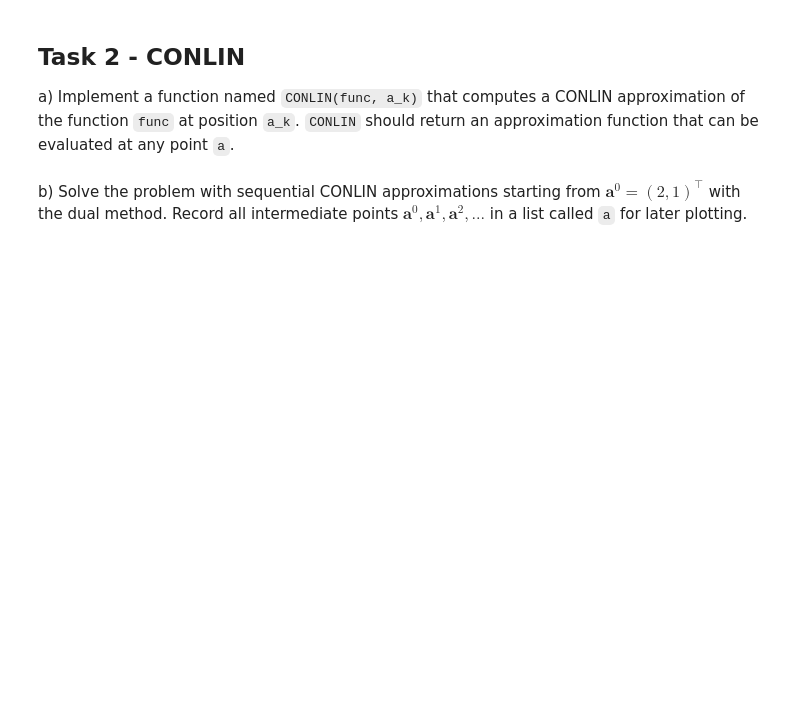
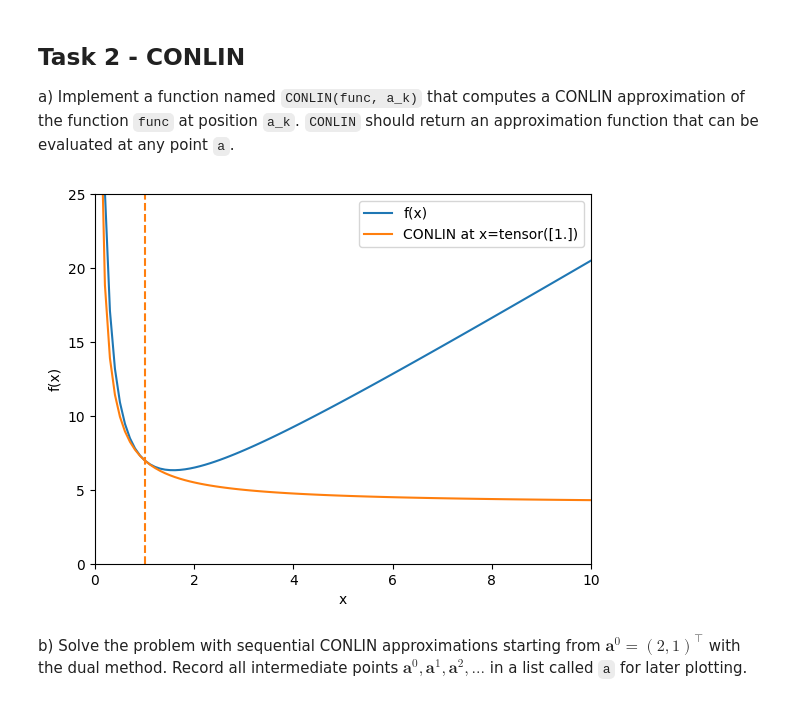
Before and after one commit to meyer-nils/structural_optimization, a Jupyter notebook: notebooks/exercise_04_approximations.ipynb, the cells around one changed output. Drawn from its saved outputs; the diff is of its cells as text; code cells hidden in the pictures; blank space fills up the shorter version.

```diff
--- a/notebooks/exercise_04_approximations.ipynb
+++ b/notebooks/exercise_04_approximations.ipynb
@@ -87,6 +87,25 @@ def CONLIN(func, a_k):
         return res
 
     return approximation
+# %%
+def test_function(x):
+    return 5.0 / x + 2.0 * x
+
+
+x = torch.linspace(0, 10, 100)[:, None]
+x_0 = torch.tensor([1.0])
+test_approximation = CONLIN(test_function, x_0)
+plt.plot(x, test_function(x), label="f(x)")
+plt.plot(x, [test_approximation(x_i) for x_i in x], label=f"CONLIN at x={x_0}")
+plt.axvline(x_0, color="tab:orange", linestyle="--")
+plt.legend()
+plt.xlabel("x")
+plt.ylabel("f(x)")
+plt.xlim(0, 10)
+plt.ylim(0, 25)
+plt.show()
+# %% [output]
+[figure, added]
 # %% [markdown]
 b) Solve the problem with sequential CONLIN approximations starting from $\mathbf{a}^0 = (2,1)^\top$ with the dual method. Record all intermediate points $\mathbf{a}^0, \mathbf{a}^1, \mathbf{a}^2, ...$ in a list called `a` for later plotting.
 # %% [markdown]
```
Also changed, not shown: parts of 10 cells of this notebook.
